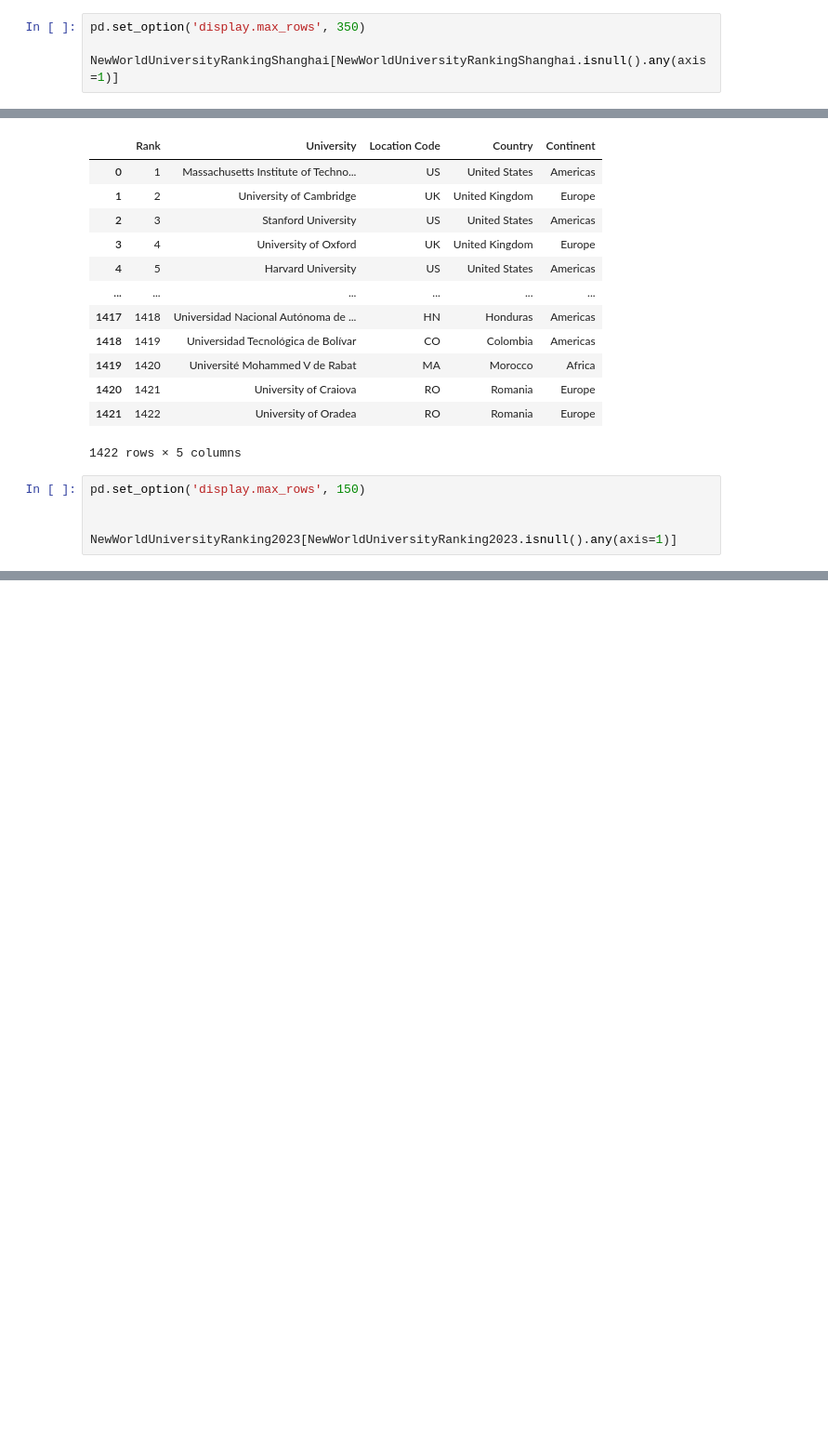
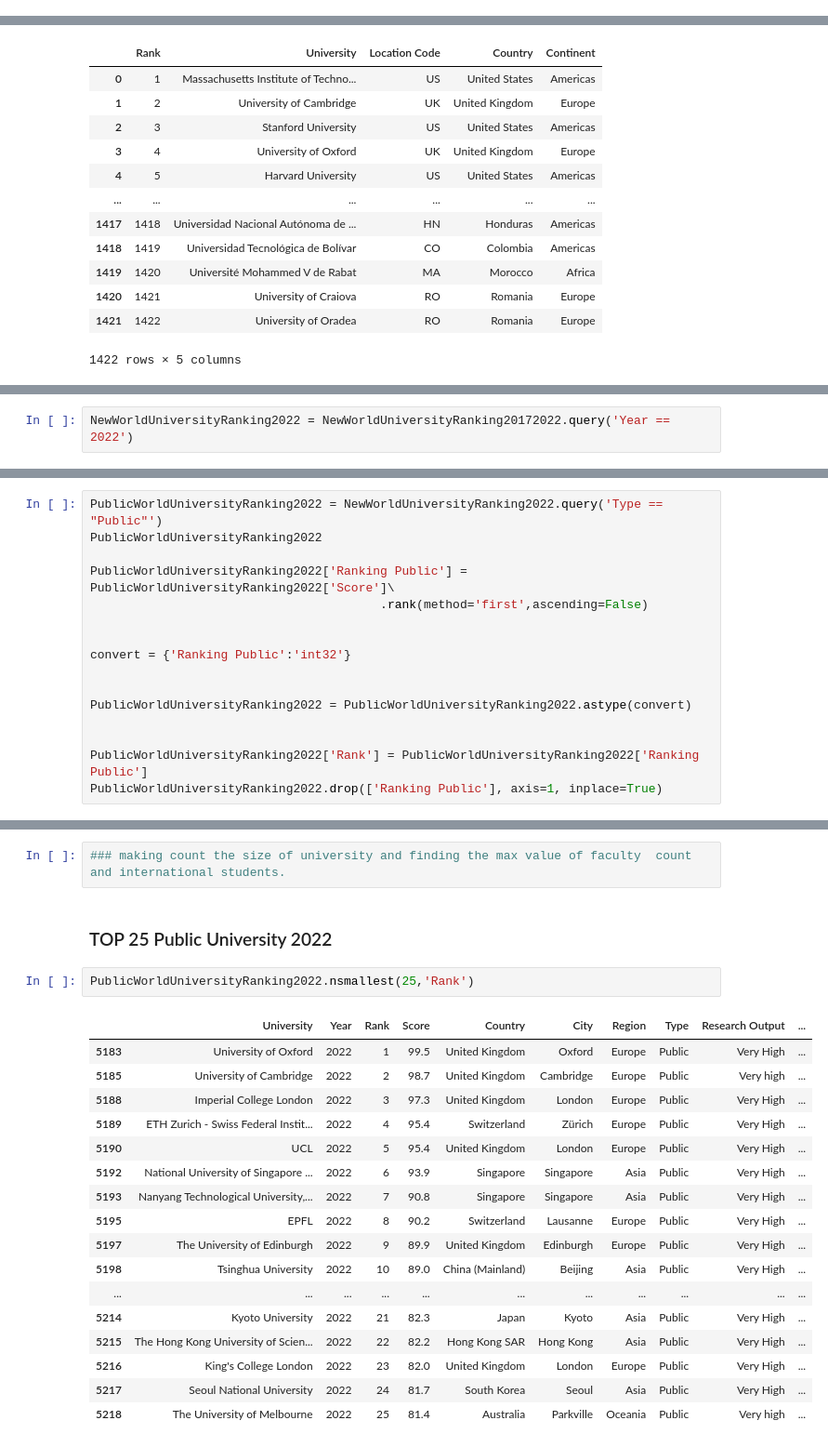
Before and after one commit to Lunczer93/Python_Project_4_World_University_Ranking, a Jupyter notebook: Python_Project_4_World_University_Ranking.ipynb, the cells around one changed output, grey strips where cells are left out. Shown: that part at 93% size. Drawn from its saved outputs; the diff is of its cells as text; blank space fills up the shorter version.

```diff
--- a/Python_Project_4_World_University_Ranking.ipynb
+++ b/Python_Project_4_World_University_Ranking.ipynb
@@ -609,7 +792,3 @@ NewWorldUniversityRankingShanghai
 | 7103 | 11.7 | Wuhan University of Technology | 401-500 | 34-45 | 2017 | 401 | China | Asia |
 | 7104 | 14.7 | University of Tartu | 401-500 | 1 | 2016 | 401 | Estonia | Europe |
 7105 rows × 8 columns
-# %%
-pd.set_option('display.max_rows', 350)
-
-NewWorldUniversityRankingShanghai[NewWorldUniversityRankingShanghai.isnull().any(axis=1)]
@@ -666,8 +818,3 @@ NewWorldUniversityRanking2023
 | 1420 | 1421 | University of Craiova | RO | Romania | Europe |
 | 1421 | 1422 | University of Oradea | RO | Romania | Europe |
 1422 rows × 5 columns
-# %%
-pd.set_option('display.max_rows', 150)
-
-
-NewWorldUniversityRanking2023[NewWorldUniversityRanking2023.isnull().any(axis=1)]
@@ -697,0 +1573,2 @@ NewWorldUniversityRanking2023[NewWorldUniversityRanking2023.isnull().any(axis=1)
+# %%
+NewWorldUniversityRanking2022 = NewWorldUniversityRanking20172022.query('Year == 2022')
@@ -697,0 +1593,16 @@ NewWorldUniversityRanking2023[NewWorldUniversityRanking2023.isnull().any(axis=1)
+# %%
+PublicWorldUniversityRanking2022 = NewWorldUniversityRanking2022.query('Type == "Public"')
+PublicWorldUniversityRanking2022
+
+PublicWorldUniversityRanking2022['Ranking Public'] = PublicWorldUniversityRanking2022['Score']\
+                                        .rank(method='first',ascending=False)
+
+
+convert = {'Ranking Public':'int32'}
+
+
+PublicWorldUniversityRanking2022 = PublicWorldUniversityRanking2022.astype(convert)
+
+
+PublicWorldUniversityRanking2022['Rank'] = PublicWorldUniversityRanking2022['Ranking Public']
+PublicWorldUniversityRanking2022.drop(['Ranking Public'], axis=1, inplace=True)
@@ -697,0 +1631,24 @@ NewWorldUniversityRanking2023[NewWorldUniversityRanking2023.isnull().any(axis=1)
+# %%
+### making count the size of university and finding the max value of faculty  count and international students.
+# %% [markdown]
+### TOP 25 Public University 2022
+# %%
+PublicWorldUniversityRanking2022.nsmallest(25,'Rank')
+# %% [output]
+|  | University | Year | Rank | Score | Country | City | Region | Type | Research Output | ... |
+| 5183 | University of Oxford | 2022 | 1 | 99.5 | United Kingdom | Oxford | Europe | Public | Very High | ... |
+| 5185 | University of Cambridge | 2022 | 2 | 98.7 | United Kingdom | Cambridge | Europe | Public | Very high | ... |
+| 5188 | Imperial College London | 2022 | 3 | 97.3 | United Kingdom | London | Europe | Public | Very High | ... |
+| 5189 | ETH Zurich - Swiss Federal Instit... | 2022 | 4 | 95.4 | Switzerland | Zürich | Europe | Public | Very High | ... |
+| 5190 | UCL | 2022 | 5 | 95.4 | United Kingdom | London | Europe | Public | Very High | ... |
+| 5192 | National University of Singapore ... | 2022 | 6 | 93.9 | Singapore | Singapore | Asia | Public | Very High | ... |
+| 5193 | Nanyang Technological University,... | 2022 | 7 | 90.8 | Singapore | Singapore | Asia | Public | Very High | ... |
+| 5195 | EPFL | 2022 | 8 | 90.2 | Switzerland | Lausanne | Europe | Public | Very High | ... |
+| 5197 | The University of Edinburgh | 2022 | 9 | 89.9 | United Kingdom | Edinburgh | Europe | Public | Very High | ... |
+| 5198 | Tsinghua University | 2022 | 10 | 89.0 | China (Mainland) | Beijing | Asia | Public | Very High | ... |
+| ... | ... | ... | ... | ... | ... | ... | ... | ... | ... | ... |
+| 5214 | Kyoto University | 2022 | 21 | 82.3 | Japan | Kyoto | Asia | Public | Very High | ... |
+| 5215 | The Hong Kong University of Scien... | 2022 | 22 | 82.2 | Hong Kong SAR | Hong Kong | Asia | Public | Very High | ... |
+| 5216 | King's College London | 2022 | 23 | 82.0 | United Kingdom | London | Europe | Public | Very High | ... |
+| 5217 | Seoul National University | 2022 | 24 | 81.7 | South Korea | Seoul | Asia | Public | Very High | ... |
+| 5218 | The University of Melbourne | 2022 | 25 | 81.4 | Australia | Parkville | Oceania | Public | Very high | ... |
```
Also changed, not shown: parts of 105 cells of this notebook, 2 other files.
